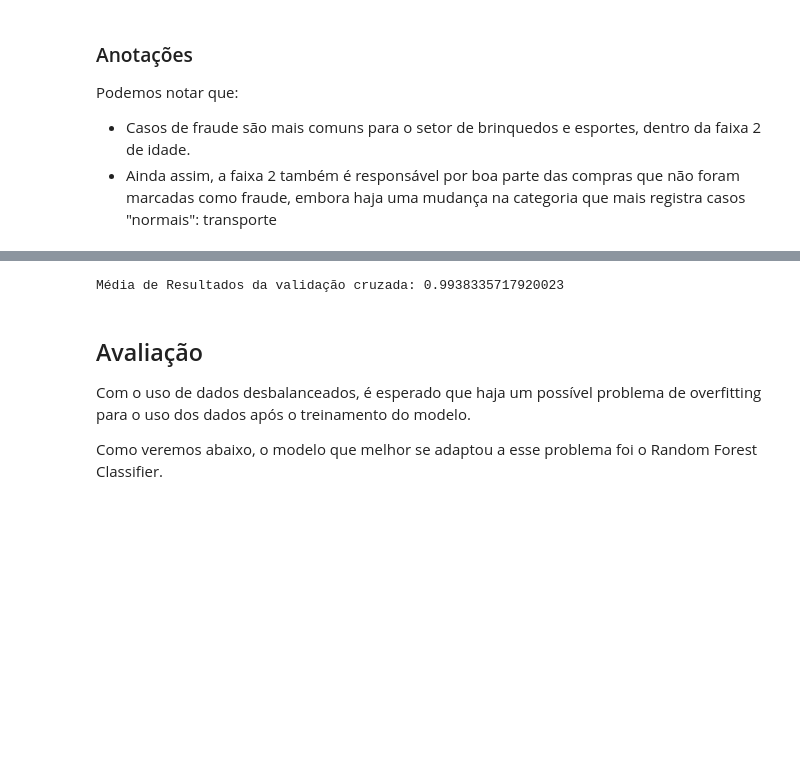
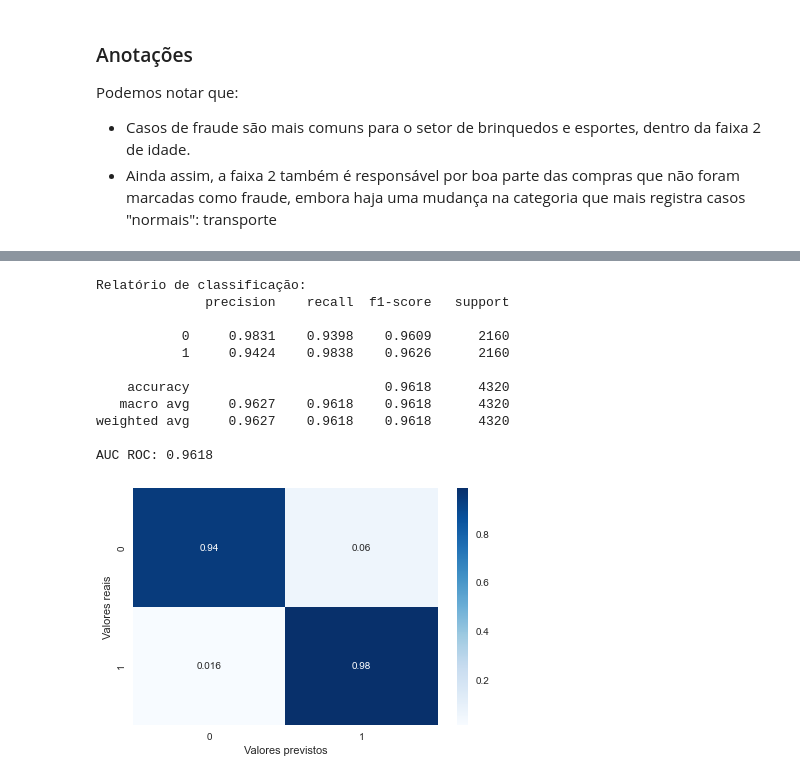
Before and after one commit to sergioneto12/TCC_UNIVESP_Model, a Jupyter notebook: index.ipynb, the cells around one changed output, grey strips where cells are left out. Saved outputs shown, nothing was run; the diff lists cells and outputs as text; code cells hidden in the pictures; blank space fills up the shorter version.

```diff
--- a/index.ipynb
+++ b/index.ipynb
@@ -519,0 +458,8 @@ AUC-ROC: 0.9517611357190708
+# %%
+# Supondo que você tenha um DataFrame chamado df com suas características (features) e a variável alvo (target)
+# Substitua 'x' com suas características e 'y' com sua variável alvo
+x = fraud_ml.drop('fraud', axis=1)
+y = fraud_ml['fraud']
+
+# Mostra a distribuição original das classes
+print(f'Distribuição original das classes: {Counter(y)}')
@@ -519,0 +487,8 @@ AUC-ROC: 0.9517611357190708
+# %%
+# Converte de volta para DataFrame se necessário
+df_resampled = pd.DataFrame(X_resampled, columns=x.columns)
+df_resampled['fraud'] = y_resampled
+
+# df_resampled.head()
+fraud_ml = df_resampled
+fraud_ml.head()
@@ -577,6 +711,6 @@ plt.show()
 # %%
 # Testando agora com logistic regression
-lr = LogisticRegression(C=100, penalty='l1', solver='saga')
+lr = LogisticRegression(C=10, penalty='l1', solver='liblinear')
 model_2 = lr.fit(x_train, y_train)
 
 y_pred = model_2.predict(x_test)
@@ -618,11 +752,31 @@ plt.show()
-# %%
-cv_scores = cross_val_score(model, x_test, y_test, cv=5, scoring='roc_auc')
-print(f'Média de Resultados da validação cruzada: {cv_scores.mean()}')
-# %% [output]
-Média de Resultados da validação cruzada: 0.9938335717920023
-# %% [markdown]
-## Avaliação
-
-Com o uso de dados desbalanceados, é esperado que haja um possível problema de overfitting para o uso dos dados após o treinamento do modelo.
-
-Como veremos abaixo, o modelo que melhor se adaptou a esse problema foi o Random Forest Classifier.
+# %%
+# avaliando o desempenho do modelo treinado com dataset balanceado com random under sampler
+print(f'Relatório de classificação:\n{classification_report(y_test, y_pred, digits=4)}')
+
+# avaliando AUC do modelo
+print("AUC ROC: {:.4f}\n".format(roc_auc_score(y_test, y_pred)))
+
+# matriz de confusão
+fig, ax = plt.subplots()
+
+sns.heatmap(confusion_matrix(y_test, y_pred, normalize='true'), cmap='Blues', annot=True, ax=ax)
+
+ax.set_ylabel("Valores reais")
+ax.set_xlabel("Valores previstos")
+
+# plt.savefig('results-rus.png')
+
+plt.tight_layout()
+# %% [output]
+Relatório de classificação:
+              precision    recall  f1-score   support
+
+           0     0.9831    0.9398    0.9609      2160
+           1     0.9424    0.9838    0.9626      2160
+
+    accuracy                         0.9618      4320
+   macro avg     0.9627    0.9618    0.9618      4320
+weighted avg     0.9627    0.9618    0.9618      4320
+
+AUC ROC: 0.9618
+[figure, added]
```
Also changed, not shown: parts of 75 cells of this notebook, 3 other files.
